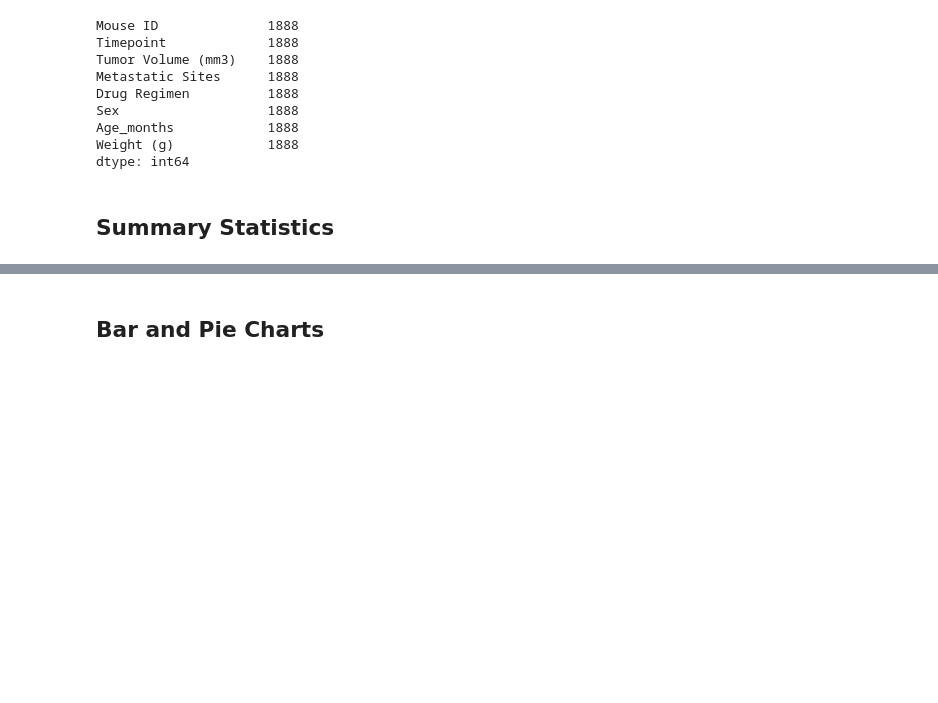
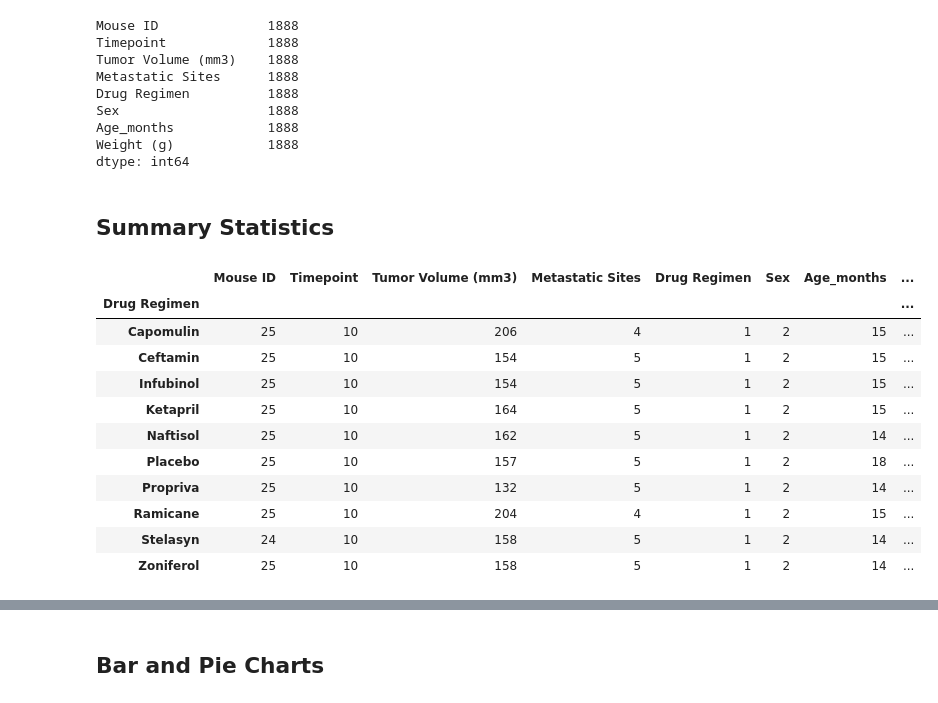
Before and after one commit to rmaher314/HW5_Matplotlib, a Jupyter notebook: pymaceuticals_starter.ipynb, the cells around one changed output, grey strips where cells are left out. Cells and saved outputs as stored; diff of their text form; code cells hidden in the pictures; blank space fills up the shorter version.

Commit message:
Have a plan to attack the drug statistics and just started the process on one drug and will create a for loop to complete the rest.

```diff
--- a/pymaceuticals_starter.ipynb
+++ b/pymaceuticals_starter.ipynb
@@ -83,5 +83,21 @@ Weight (g)            1888
 dtype: int64
 # %% [markdown]
 ## Summary Statistics
+# %%
+#Find the unique drug types
+mouse_data_nodupes_df.groupby('Drug Regimen').nunique()
+# %% [output]
+|  | Mouse ID | Timepoint | Tumor Volume (mm3) | Metastatic Sites | Drug Regimen | Sex | Age_months | ... |
+| Drug Regimen |  |  |  |  |  |  |  | ... |
+| Capomulin | 25 | 10 | 206 | 4 | 1 | 2 | 15 | ... |
+| Ceftamin | 25 | 10 | 154 | 5 | 1 | 2 | 15 | ... |
+| Infubinol | 25 | 10 | 154 | 5 | 1 | 2 | 15 | ... |
+| Ketapril | 25 | 10 | 164 | 5 | 1 | 2 | 15 | ... |
+| Naftisol | 25 | 10 | 162 | 5 | 1 | 2 | 14 | ... |
+| Placebo | 25 | 10 | 157 | 5 | 1 | 2 | 18 | ... |
+| Propriva | 25 | 10 | 132 | 5 | 1 | 2 | 14 | ... |
+| Ramicane | 25 | 10 | 204 | 4 | 1 | 2 | 15 | ... |
+| Stelasyn | 24 | 10 | 158 | 5 | 1 | 2 | 14 | ... |
+| Zoniferol | 25 | 10 | 158 | 5 | 1 | 2 | 14 | ... |
 # %%
 # Generate a summary statistics table of mean, median, variance, standard deviation, and SEM of the tumor volume for each regimen
```
Also changed, not shown: parts of 1 cell of this notebook.
